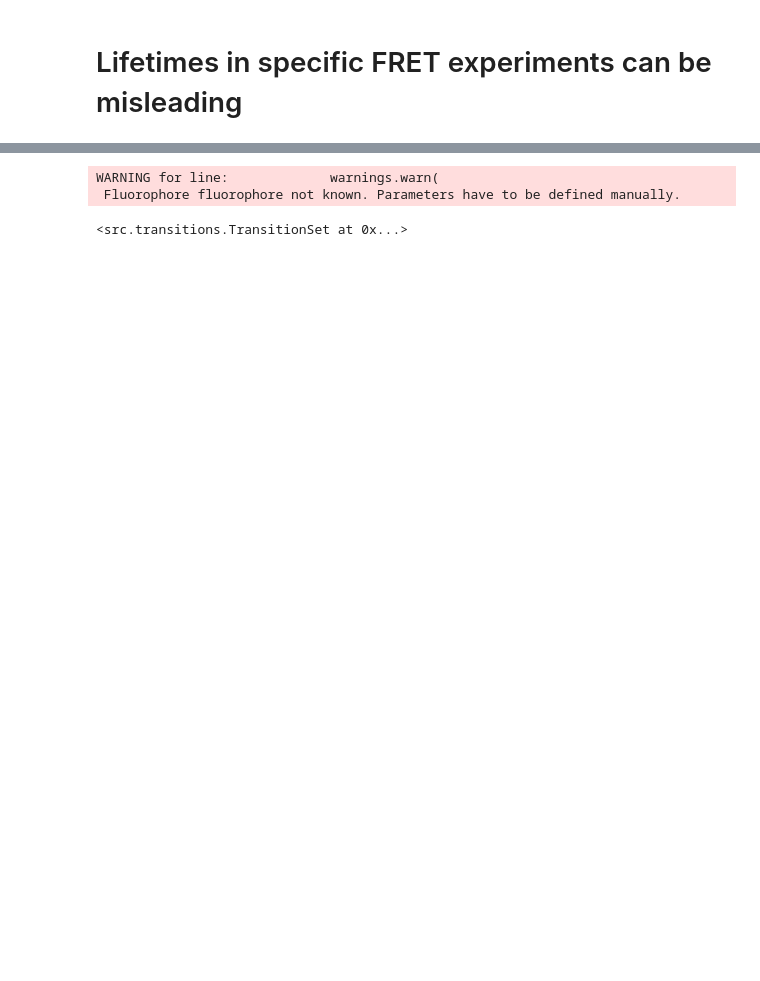
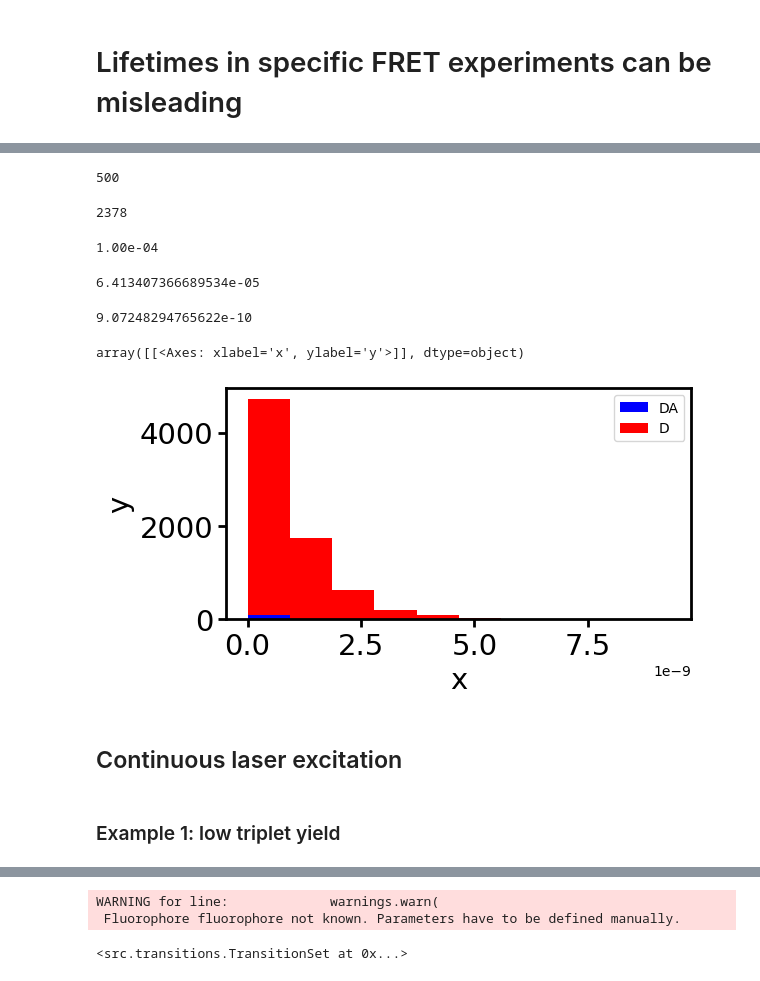
Before and after one commit to super-resolution/Fluopy, a Jupyter notebook: notebooks/general/energy_transfers/lying_lifetimes.ipynb, the cells around one changed output, grey strips where cells are left out. Cells and saved outputs as stored; diff of their text form; code cells hidden in the pictures; blank space fills up the shorter version.

```diff
--- a/notebooks/general/energy_transfers/lying_lifetimes.ipynb
+++ b/notebooks/general/energy_transfers/lying_lifetimes.ipynb
@@ -46,0 +86,7 @@ warnings.formatwarning = custom_warning_format
+# %%
+df = transition_set.combined_state_transitions_df
+emitting_transition_ids_ = df.loc[df["photon"] == True].index.to_numpy()
+emitting_transition_ids = {
+    identity: 1 for identity in emitting_transition_ids_
+            }
+start_index = df[df["final_state"] == (0, 0)].index[0]
@@ -46,0 +114,43 @@ warnings.formatwarning = custom_warning_format
+# %%
+lifetimes_DA, lifetimes_D, event_time_series, durations = si.simulate_TCSPC(
+    transition_set=transition_set,
+    emitting_transition_ids=emitting_transition_ids,
+    start_index=start_index,
+    number_pulses=int(1e7),
+    pulse_duration=50e-12,
+    time_between_pulses=25e-9,
+    excitation_rate=1e7,
+    seed=None,
+    size=int(1e5),
+    frame_time=1e-3,
+    transitions_DA=[10,11],
+    triplet_1=[12,14,17],
+    triplet_2=[13,15,16],
+    triplet_3=[18,19,23],
+    triplet_4=[20, 21,22],
+)
+# %%
+len(durations)
+# %% [output]
+500
+# %%
+np.unique(durations).size
+# %% [output]
+2378
+# %%
+print(f'{1/(1e4):.2e}')
+# %% [output]
+1.00e-04
+# %%
+np.mean(durations)
+# %% [output]
+6.413407366689534e-05
+# %%
+np.mean(np.concatenate([lifetimes_DA, lifetimes_D]))
+# %% [output]
+9.07248294765622e-10
+# %%
+fi.universal_figure(type_='hist', data=[lifetimes_DA, lifetimes_D], stacked=True, color=['b', 'r'], label=['DA', 'D'], legend=True)
+# %% [output]
+array([[<Axes: xlabel='x', ylabel='y'>]], dtype=object)
+[figure, added]
@@ -46,0 +172,2 @@ warnings.formatwarning = custom_warning_format
+# %% [markdown]
+## Continuous laser excitation
@@ -46,0 +256,2 @@ warnings.formatwarning = custom_warning_format
+# %% [markdown]
+### Example 1: low triplet yield
```
Also changed, not shown: parts of 52 cells of this notebook, 19 other files.
